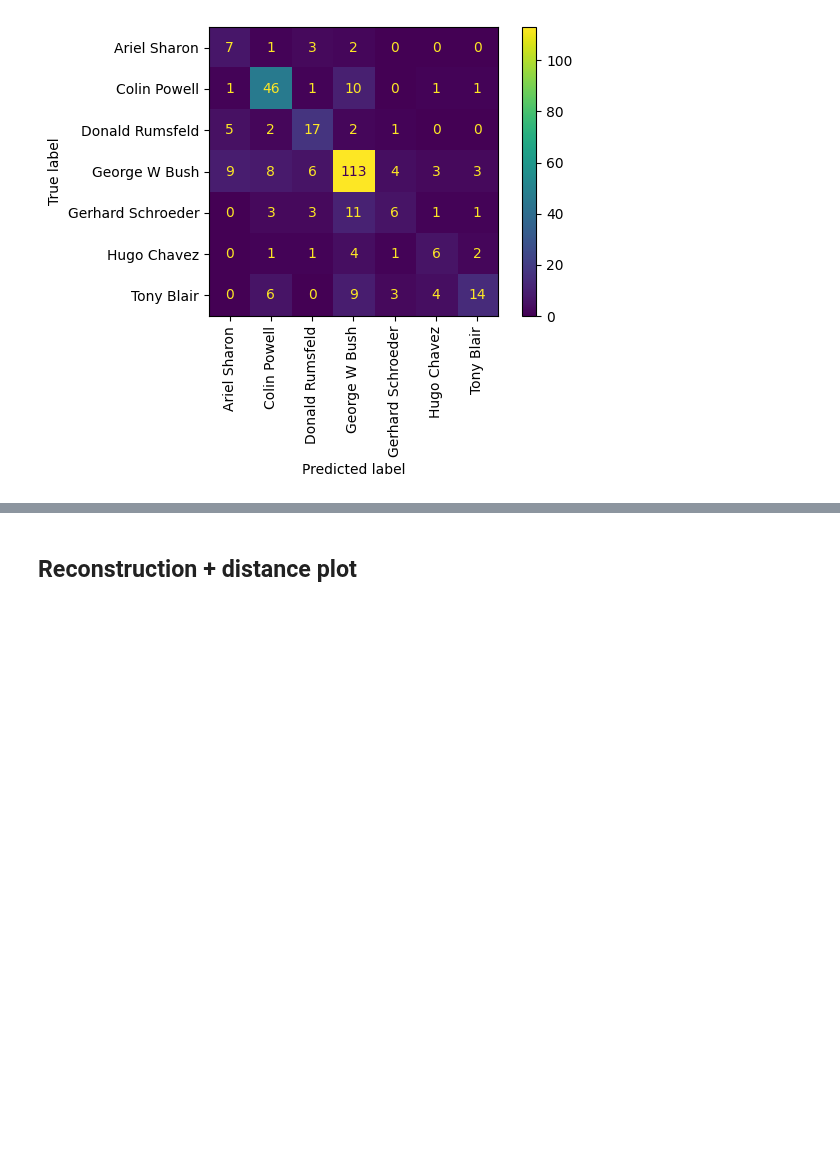
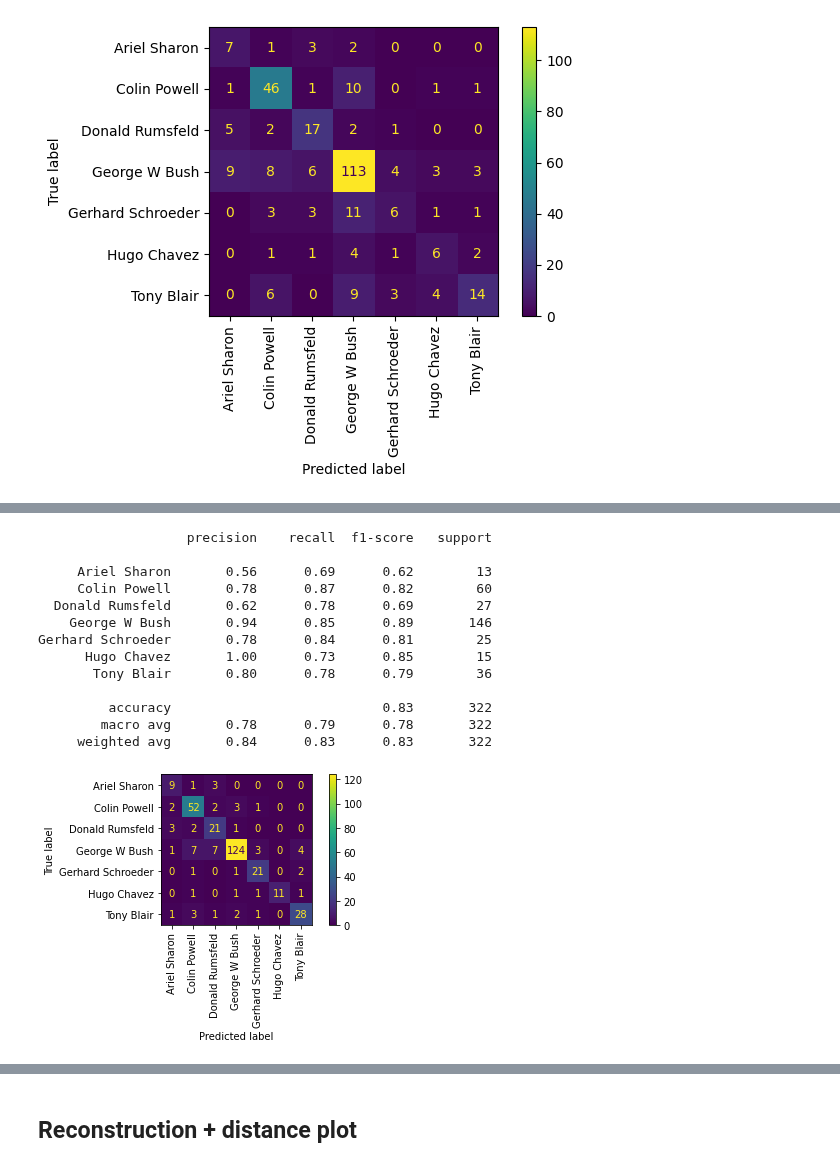
Before and after one commit to HeroLink/comp7404c-eigenfaces, a Jupyter notebook: jupyter/eigenfaces.ipynb, the cells around one changed output, grey strips where cells are left out. Drawn from its saved outputs; the diff is of its cells as text; code cells hidden in the pictures; blank space fills up the shorter version.

```diff
--- a/jupyter/eigenfaces.ipynb
+++ b/jupyter/eigenfaces.ipynb
@@ -268,0 +383,26 @@ Gerhard Schroeder       0.40      0.24      0.30        25
+# %%
+# CSA+LDA+SVM
+
+clf = SVC(kernel='linear')
+clf.fit(X_train_lda, y_train)
+
+# Make predictions on the test data
+y_pred = clf.predict(X_test_lda)
+
+# Compute the accuracy of the classifier
+report(y_test, y_pred, target_names)
+# %% [output]
+                   precision    recall  f1-score   support
+
+     Ariel Sharon       0.56      0.69      0.62        13
+     Colin Powell       0.78      0.87      0.82        60
+  Donald Rumsfeld       0.62      0.78      0.69        27
+    George W Bush       0.94      0.85      0.89       146
+Gerhard Schroeder       0.78      0.84      0.81        25
+      Hugo Chavez       1.00      0.73      0.85        15
+       Tony Blair       0.80      0.78      0.79        36
+
+         accuracy                           0.83       322
+        macro avg       0.78      0.79      0.78       322
+     weighted avg       0.84      0.83      0.83       322
+[figure, added]
```
Also changed, not shown: parts of 6 cells of this notebook.
